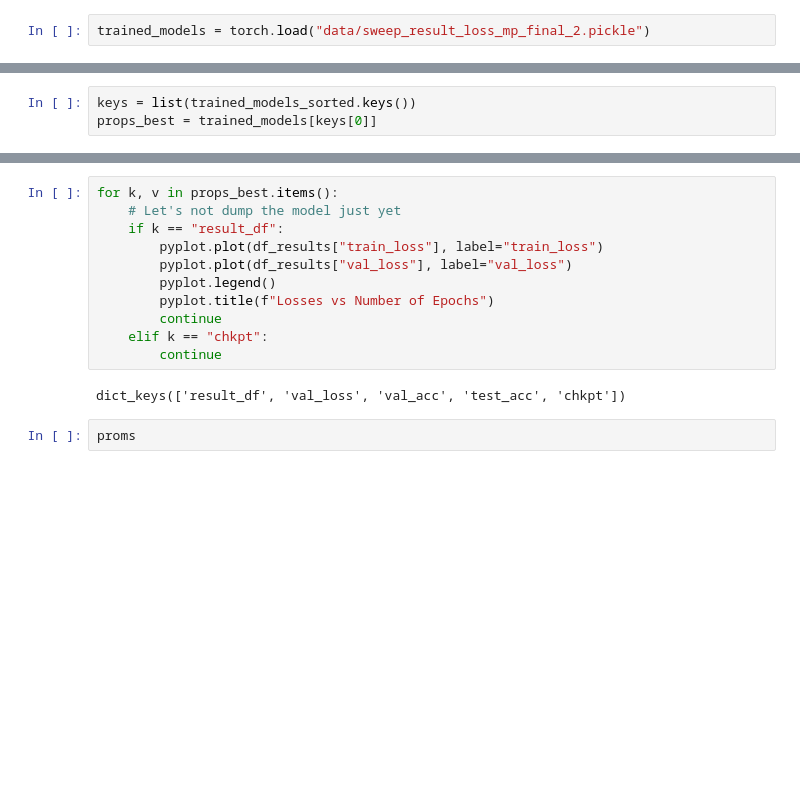
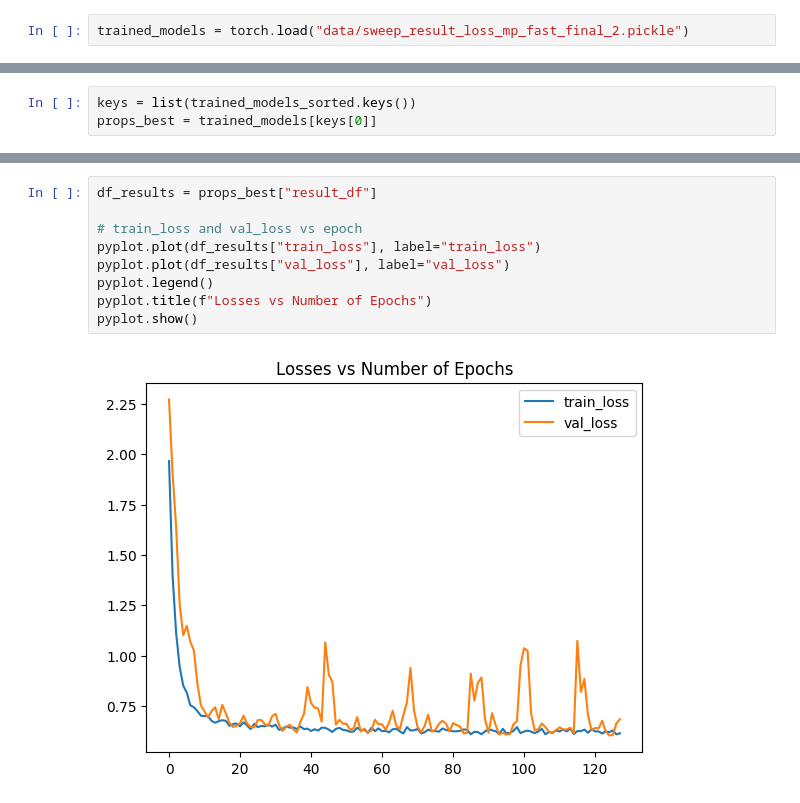
Before and after one commit to LBYPatrick/fair_ratings, a Jupyter notebook: model_evaluation.ipynb, the cells around one changed output, grey strips where cells are left out. Drawn from its saved outputs; the diff is of its cells as text; blank space fills up the shorter version.

Commit message:
misc: finish model_evaluation, start milestone 2 writeup

```diff
--- a/model_evaluation.ipynb
+++ b/model_evaluation.ipynb
@@ -55,5 +59,5 @@ Cell_Phones_and_Accessories_5.json  sweep_result_loss_mp_fast.pickle
 # %%
-trained_models = torch.load("data/sweep_result_loss_mp_final_2.pickle")
+trained_models = torch.load("data/sweep_result_loss_mp_fast_final_2.pickle")
 # %%
 len(trained_models)
 # %% [output]
@@ -96,15 +119,11 @@ dict_keys(['model_state_dict', 'optimizer_state_dict', 'epoch', 'loss', 'val_los
 # %%
-for k, v in props_best.items():
-    # Let's not dump the model just yet
-    if k == "result_df":
-        pyplot.plot(df_results["train_loss"], label="train_loss")
-        pyplot.plot(df_results["val_loss"], label="val_loss")
-        pyplot.legend()
-        pyplot.title(f"Losses vs Number of Epochs")
-        continue
-    elif k == "chkpt":
-        continue
+df_results = props_best["result_df"]
+
+# train_loss and val_loss vs epoch
+pyplot.plot(df_results["train_loss"], label="train_loss")
+pyplot.plot(df_results["val_loss"], label="val_loss")
+pyplot.legend()
+pyplot.title(f"Losses vs Number of Epochs")
+pyplot.show()
 # %% [output]
-dict_keys(['result_df', 'val_loss', 'val_acc', 'test_acc', 'chkpt'])
+[figure, added]
-# %%
-proms
```
Also changed, not shown: parts of 19 cells of this notebook, 4 other files.
